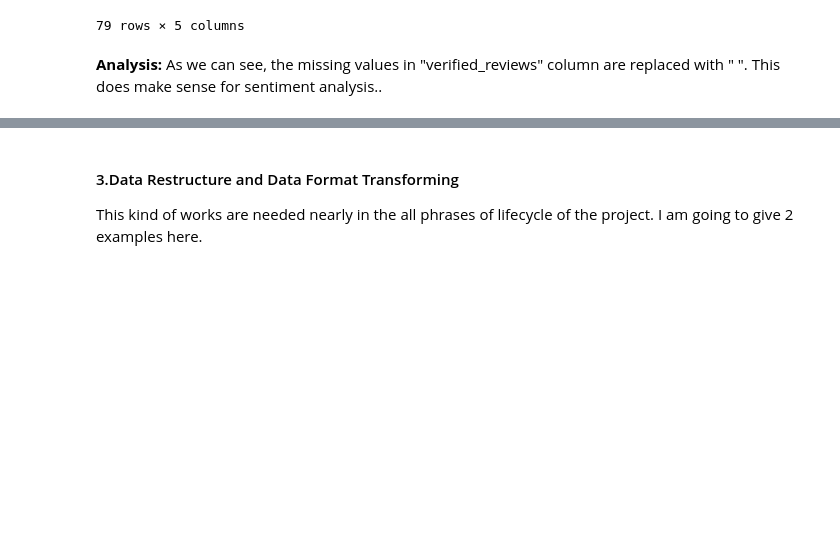
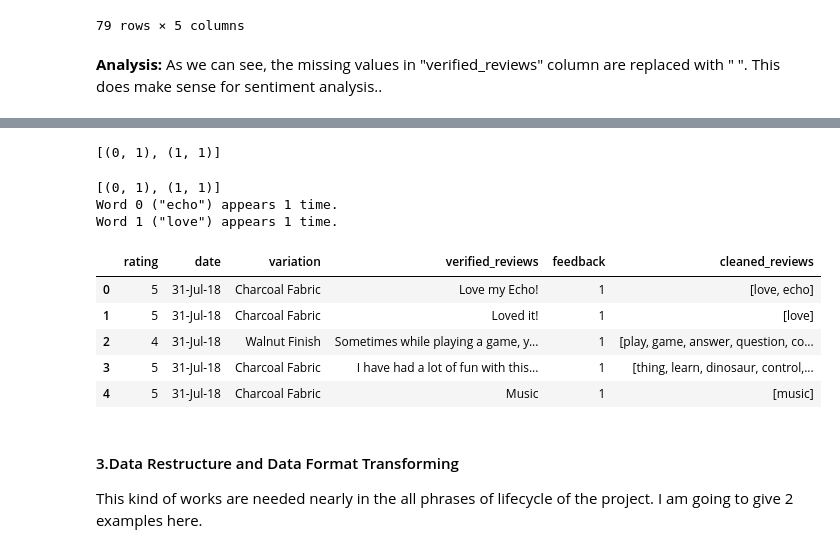
Before and after one commit to tinawangnew/capstone-project, a Jupyter notebook: Capstone Project - Data Wrangling.ipynb, the cells around one changed output, grey strips where cells are left out. Cells and saved outputs as stored; diff of their text form; code cells hidden in the pictures; blank space fills up the shorter version.

```diff
--- a/Capstone Project - Data Wrangling.ipynb
+++ b/Capstone Project - Data Wrangling.ipynb
@@ -126,0 +95,16 @@ Name: cleaned_reviews, dtype: object
+# %%
+stemmer = SnowballStemmer('english')
+def lemmatize_stemming(text):
+    return stemmer.stem(WordNetLemmatizer().lemmatize(text, pos='v'))
+
+def preprocess(text):
+    result = []
+    for token in gensim.utils.simple_preprocess(text):
+        if token not in gensim.parsing.preprocessing.STOPWORDS and len(token) > 3:
+            result.append(lemmatize_stemming(token))
+    return result
+# %%
+review_text = df.loc[:,['verified_reviews']]
+review_text['index'] = review_text.index
+documents = review_text
+documents[:5]
@@ -126,0 +134,3 @@ Name: cleaned_reviews, dtype: object
+# %%
+processed_docs = documents['verified_reviews'].map(preprocess)
+processed_docs[:10]
@@ -127,3 +169,31 @@ Name: cleaned_reviews, dtype: object
+# %%
+dictionary.filter_extremes(no_below=15, no_above=0.5, keep_n=100000)
+bow_corpus = [dictionary.doc2bow(doc) for doc in processed_docs]
+bow_corpus[0]
+# %% [output]
+[(0, 1), (1, 1)]
+# %%
+bow_doc_0 = bow_corpus[0]
+print(bow_doc_0)
+
+for i in range(len(bow_doc_0)):
+    print("Word {} (\"{}\") appears {} time.".format(bow_doc_0[i][0],
+                                                     dictionary[bow_doc_0[i][0]],
+                                                     bow_doc_0[i][1]))
+# %% [output]
+[(0, 1), (1, 1)]
+Word 0 ("echo") appears 1 time.
+Word 1 ("love") appears 1 time.
+# %%
+df['cleaned_reviews']=processed_docs
+df.head()
+# %% [output]
+|  | rating | date | variation | verified_reviews | feedback | cleaned_reviews |
+| 0 | 5 | 31-Jul-18 | Charcoal Fabric | Love my Echo! | 1 | [love, echo] |
+| 1 | 5 | 31-Jul-18 | Charcoal Fabric | Loved it! | 1 | [love] |
+| 2 | 4 | 31-Jul-18 | Walnut Finish | Sometimes while playing a game, y... | 1 | [play, game, answer, question, co... |
+| 3 | 5 | 31-Jul-18 | Charcoal Fabric | I have had a lot of fun with this... | 1 | [thing, learn, dinosaur, control,... |
+| 4 | 5 | 31-Jul-18 | Charcoal Fabric | Music | 1 | [music] |
 # %% [markdown]
 #### 3.Data Restructure and Data Format Transforming
 This kind of works are needed nearly in the all phrases of lifecycle of the project. I am going to give 2 examples here.
```
Also changed, not shown: parts of 8 cells of this notebook.
